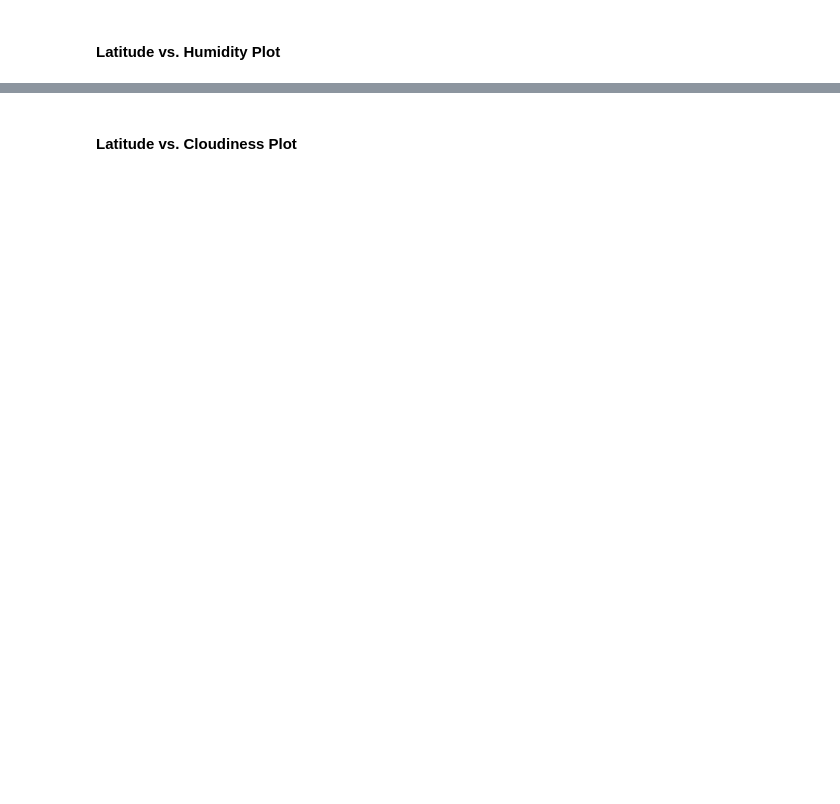
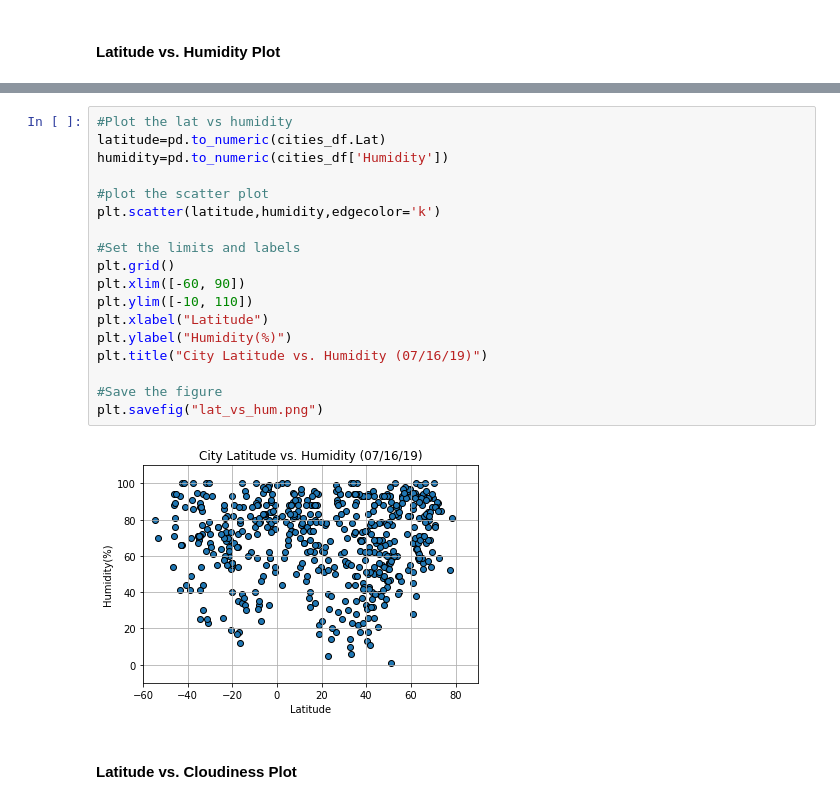
Before and after one commit to mollybstew/Python-API_Homework, a Jupyter notebook: WeatherPy.ipynb, the cells around one changed output, grey strips where cells are left out. Saved outputs shown, nothing was run; the diff lists cells and outputs as text; blank space fills up the shorter version.

```diff
--- a/WeatherPy.ipynb
+++ b/WeatherPy.ipynb
@@ -220,2 +174,22 @@ dtype: int64
+# %%
+#Plot the lat vs humidity
+latitude=pd.to_numeric(cities_df.Lat)
+humidity=pd.to_numeric(cities_df['Humidity'])
+
+#plot the scatter plot
+plt.scatter(latitude,humidity,edgecolor='k')
+
+#Set the limits and labels
+plt.grid()
+plt.xlim([-60, 90])
+plt.ylim([-10, 110])
+plt.xlabel("Latitude")
+plt.ylabel("Humidity(%)")
+plt.title("City Latitude vs. Humidity (07/16/19)")
+
+#Save the figure
+plt.savefig("lat_vs_hum.png")
+# %% [output]
+[figure, added]
 # %% [markdown]
 #### Latitude vs. Cloudiness Plot
```
Also changed, not shown: parts of 20 cells of this notebook, 5 other files.
